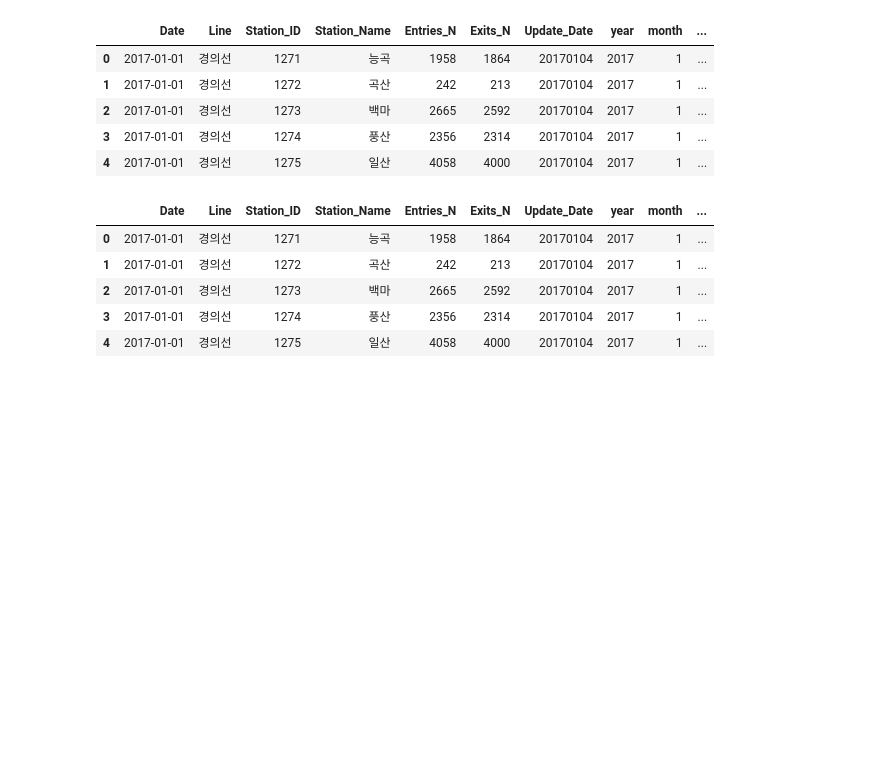
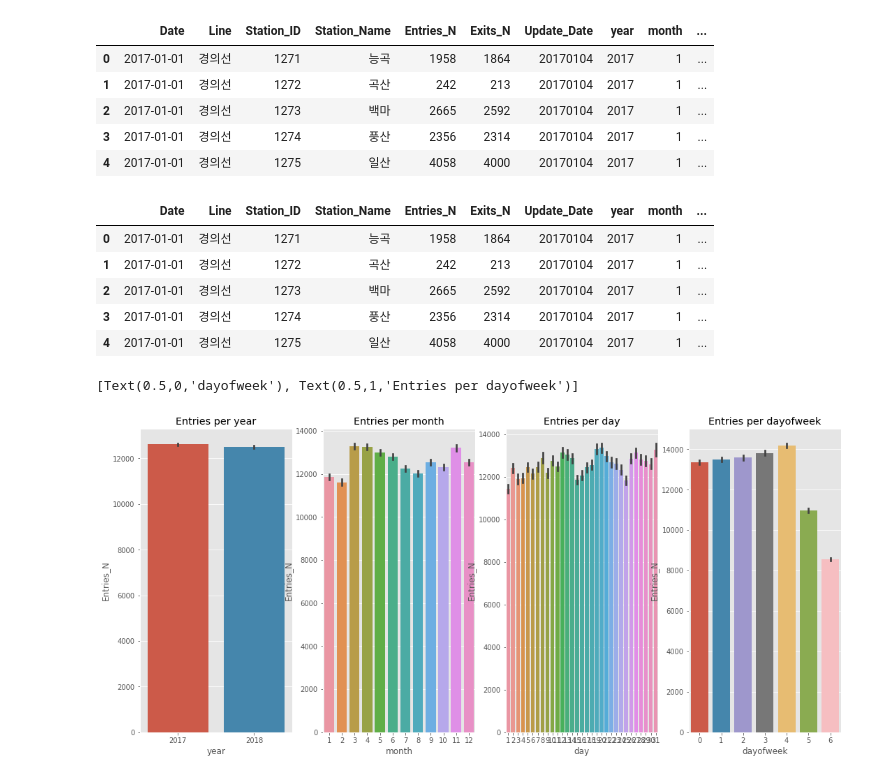
Before and after one commit to MinHyuckChoi/Subway-Project, a Jupyter notebook: Subway_Project.ipynb, the cells around one changed output. Cells and saved outputs as stored; diff of their text form; code cells hidden in the pictures; blank space fills up the shorter version.

```diff
--- a/Subway_Project.ipynb
+++ b/Subway_Project.ipynb
@@ -249,3 +249,20 @@ total_subway_weather.head()
 | 2 | 2017-01-01 | 경의선 | 1273 | 백마 | 2665 | 2592 | 20170104 | 2017 | 1 | ... |
 | 3 | 2017-01-01 | 경의선 | 1274 | 풍산 | 2356 | 2314 | 20170104 | 2017 | 1 | ... |
 | 4 | 2017-01-01 | 경의선 | 1275 | 일산 | 4058 | 4000 | 20170104 | 2017 | 1 | ... |
+# %%
+figure, ((ax1,ax2,ax3,ax4)) = plt.subplots(nrows=1, ncols=4)
+figure.set_size_inches(18,8)
+
+sns.barplot(data=total_subway_weather, x="year", y="Entries_N", ax=ax1)
+sns.barplot(data=total_subway_weather, x="month", y="Entries_N", ax=ax2)
+sns.barplot(data=total_subway_weather, x="day", y="Entries_N", ax=ax3)
+sns.barplot(data=total_subway_weather, x="dayofweek", y="Entries_N", ax=ax4)
+
+
+ax1.set(ylabel='Entries_N',title="Entries per year")
+ax2.set(xlabel='month',title="Entries per month")
+ax3.set(xlabel='day',title="Entries per day")
+ax4.set(xlabel='dayofweek',title="Entries per dayofweek")
+# %% [output]
+[Text(0.5,0,'dayofweek'), Text(0.5,1,'Entries per dayofweek')]
+[figure, added]
```
Also changed, not shown: parts of 1 cell of this notebook.
